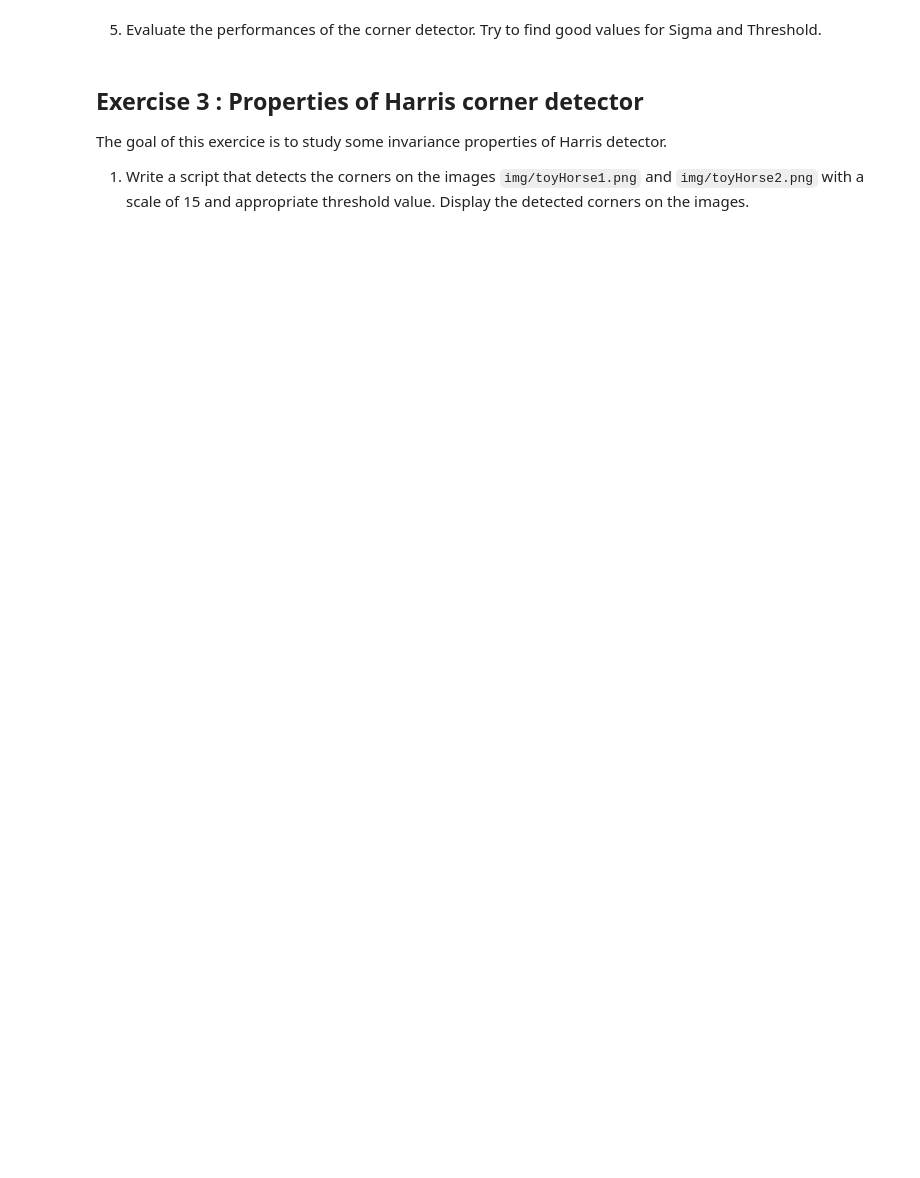
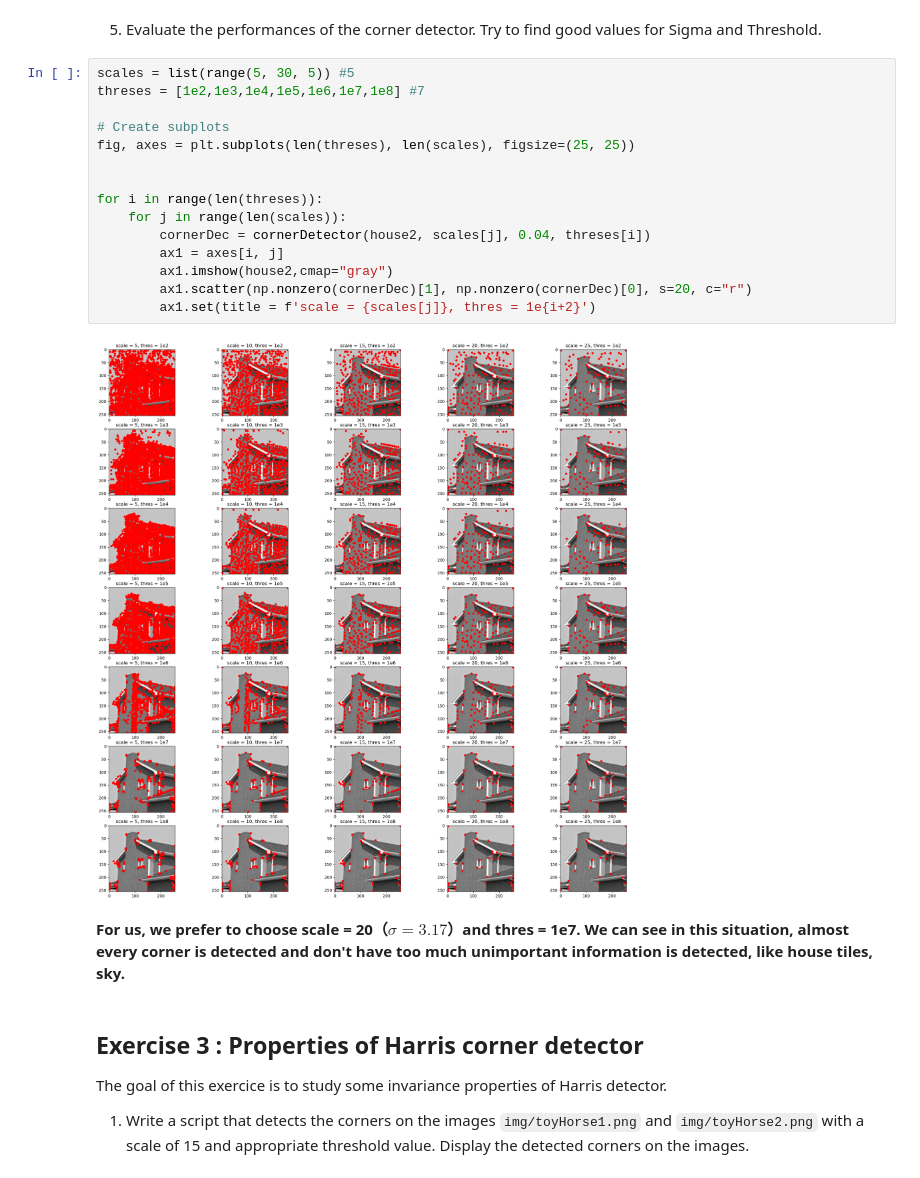
Before and after one commit to ZHANGzhile/BIMA, a Jupyter notebook: TME6/TME6.ipynb, the cells around one changed output. Saved outputs shown, nothing was run; the diff lists cells and outputs as text; blank space fills up the shorter version.

```diff
--- a/TME6/TME6.ipynb
+++ b/TME6/TME6.ipynb
@@ -211,5 +227,24 @@ def cornerDetector(image, sigma, kappa, thres):
 # %% [markdown]
 5) Evaluate the performances of the corner detector. Try to find good values for Sigma and Threshold.
+# %%
+scales = list(range(5, 30, 5)) #5
+threses = [1e2,1e3,1e4,1e5,1e6,1e7,1e8] #7
+
+# Create subplots
+fig, axes = plt.subplots(len(threses), len(scales), figsize=(25, 25))
+
+
+for i in range(len(threses)):
+    for j in range(len(scales)):
+        cornerDec = cornerDetector(house2, scales[j], 0.04, threses[i])
+        ax1 = axes[i, j]
+        ax1.imshow(house2,cmap="gray")
+        ax1.scatter(np.nonzero(cornerDec)[1], np.nonzero(cornerDec)[0], s=20, c="r")
+        ax1.set(title = f'scale = {scales[j]}, thres = 1e{i+2}')
+# %% [output]
+[figure, added]
+# %% [markdown]
+**For us, we prefer to choose scale = 20（$\sigma = 3.17$）and thres = 1e7. We can see in this situation, almost every corner is detected and don't have too much unimportant information is detected, like house tiles, sky.**
 # %% [markdown]
 ## Exercise 3 : Properties of Harris corner detector
 
```
Also changed, not shown: parts of 13 cells of this notebook.
